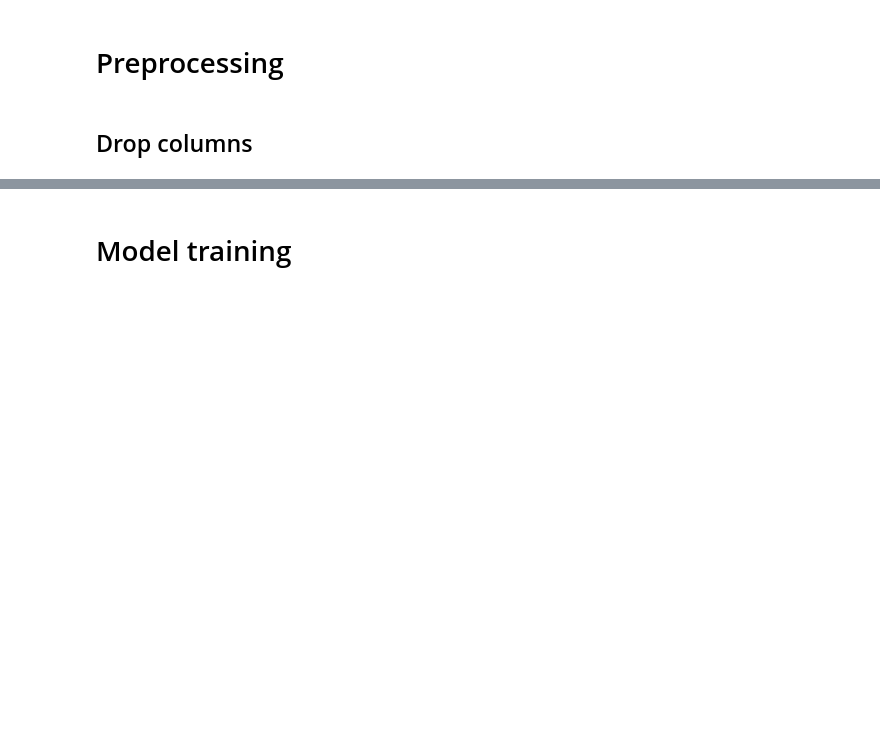
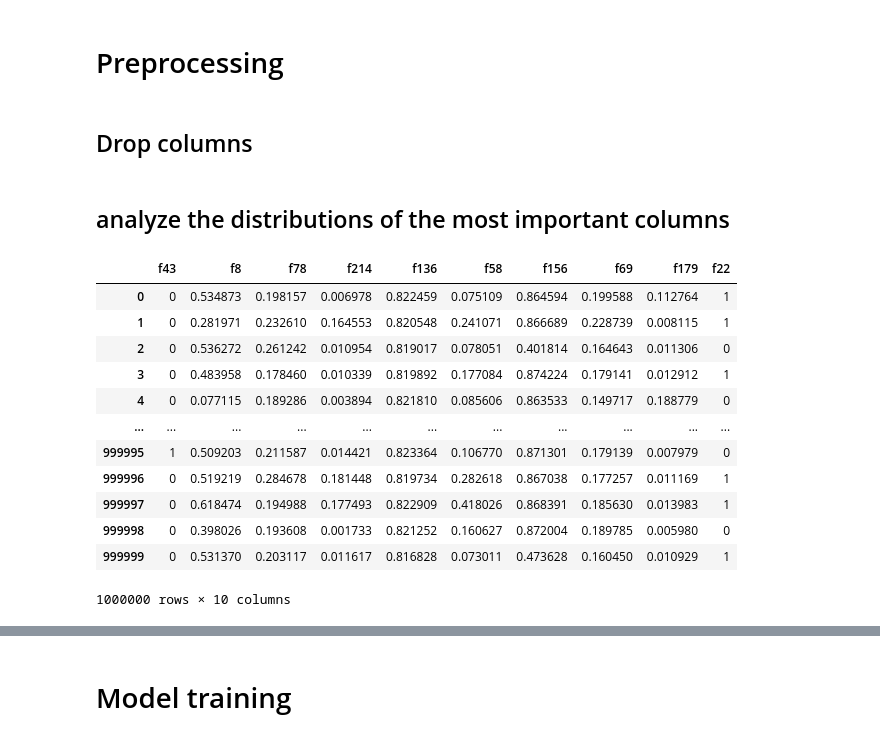
Before and after one commit to AaronWyh/TPS_10, a Jupyter notebook: main.ipynb, the cells around one changed output, grey strips where cells are left out. Saved outputs shown, nothing was run; the diff lists cells and outputs as text; code cells hidden in the pictures; blank space fills up the shorter version.

```diff
--- a/main.ipynb
+++ b/main.ipynb
@@ -154,3 +163,5 @@ train = drop_columns(train, index_to_drop)
 test = drop_columns(test, index_to_drop)
 # %%
 X, y = train.drop(["target"], axis=1), train.target
+# %% [markdown]
+## analyze the distributions of the most important columns
@@ -156,0 +170,16 @@ X, y = train.drop(["target"], axis=1), train.target
+# %%
+corr_features
+# %% [output]
+|  | f43 | f8 | f78 | f214 | f136 | f58 | f156 | f69 | f179 | f22 |
+| 0 | 0 | 0.534873 | 0.198157 | 0.006978 | 0.822459 | 0.075109 | 0.864594 | 0.199588 | 0.112764 | 1 |
+| 1 | 0 | 0.281971 | 0.232610 | 0.164553 | 0.820548 | 0.241071 | 0.866689 | 0.228739 | 0.008115 | 1 |
+| 2 | 0 | 0.536272 | 0.261242 | 0.010954 | 0.819017 | 0.078051 | 0.401814 | 0.164643 | 0.011306 | 0 |
+| 3 | 0 | 0.483958 | 0.178460 | 0.010339 | 0.819892 | 0.177084 | 0.874224 | 0.179141 | 0.012912 | 1 |
+| 4 | 0 | 0.077115 | 0.189286 | 0.003894 | 0.821810 | 0.085606 | 0.863533 | 0.149717 | 0.188779 | 0 |
+| ... | ... | ... | ... | ... | ... | ... | ... | ... | ... | ... |
+| 999995 | 1 | 0.509203 | 0.211587 | 0.014421 | 0.823364 | 0.106770 | 0.871301 | 0.179139 | 0.007979 | 0 |
+| 999996 | 0 | 0.519219 | 0.284678 | 0.181448 | 0.819734 | 0.282618 | 0.867038 | 0.177257 | 0.011169 | 1 |
+| 999997 | 0 | 0.618474 | 0.194988 | 0.177493 | 0.822909 | 0.418026 | 0.868391 | 0.185630 | 0.013983 | 1 |
+| 999998 | 0 | 0.398026 | 0.193608 | 0.001733 | 0.821252 | 0.160627 | 0.872004 | 0.189785 | 0.005980 | 0 |
+| 999999 | 0 | 0.531370 | 0.203117 | 0.011617 | 0.816828 | 0.073011 | 0.473628 | 0.160450 | 0.010929 | 1 |
+1000000 rows × 10 columns
```
Also changed, not shown: parts of 8 cells of this notebook, 1 other file.
